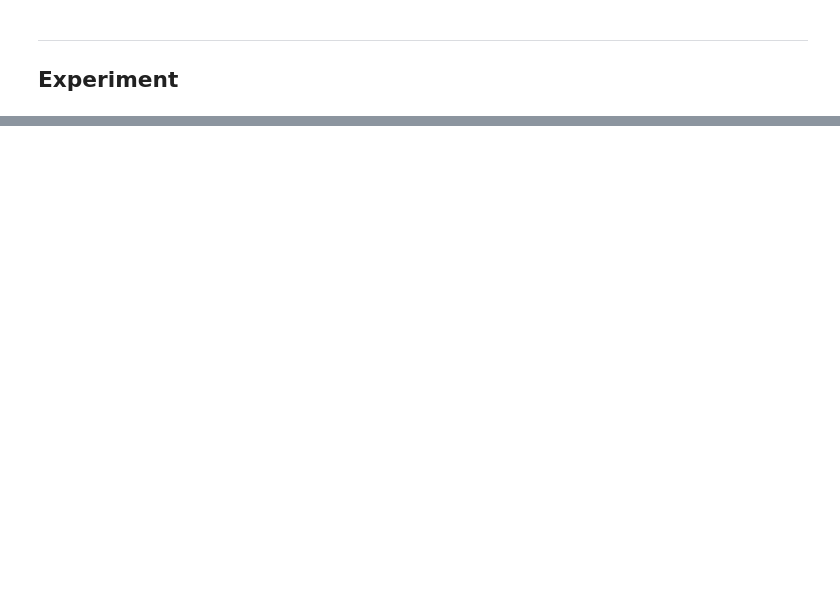
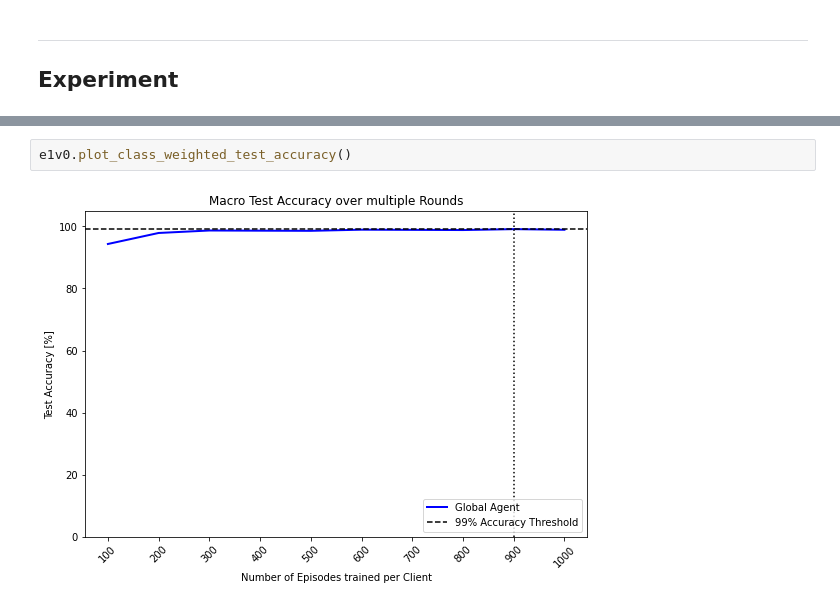
Before and after one commit to jan-kreischer/FedRL-for-IoT-Security, a Jupyter notebook: prototypes/prototype_01/experiment-03.ipynb, the cells around one changed output, grey strips where cells are left out. Cells and saved outputs as stored; diff of their text form; blank space fills up the shorter version.

```diff
--- a/prototypes/prototype_01/experiment-03.ipynb
+++ b/prototypes/prototype_01/experiment-03.ipynb
@@ -210,0 +233,4 @@ Agent 2 learning curve
+# %%
+e1v0.plot_class_weighted_test_accuracy()
+# %% [output]
+[figure, added]
```
Also changed, not shown: parts of 37 cells of this notebook.
